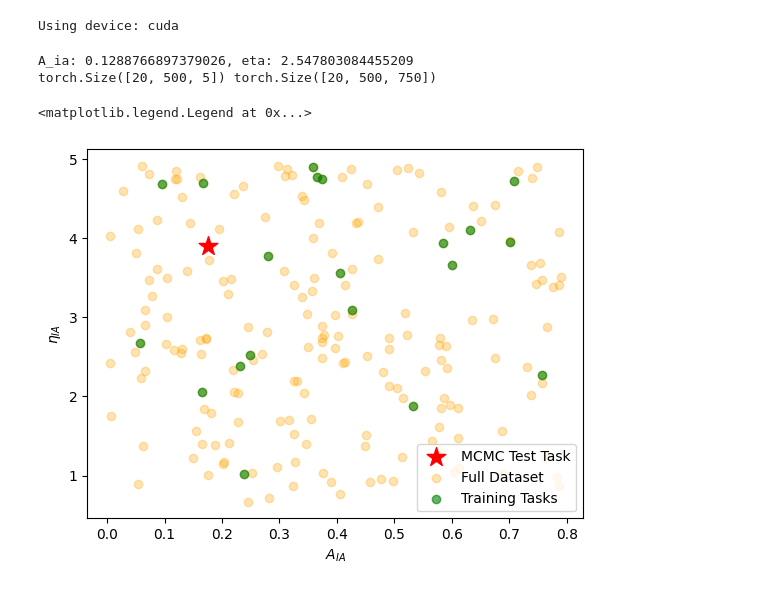
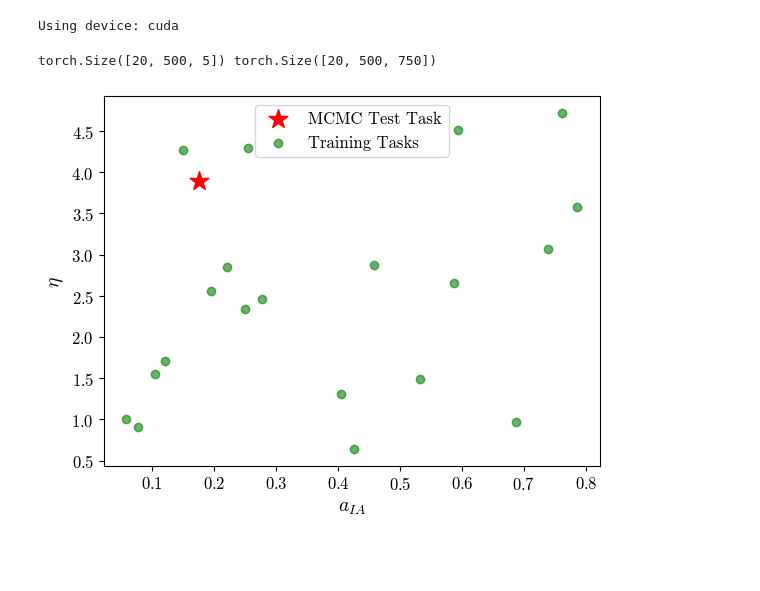
Before and after one commit to CMacM/CosyMAML, a Jupyter notebook: REVISION_IA_test.ipynb, the cells around one changed output. Saved outputs shown, nothing was run; the diff lists cells and outputs as text; code cells hidden in the pictures; blank space fills up the shorter version.

```diff
--- a/REVISION_IA_test.ipynb
+++ b/REVISION_IA_test.ipynb
@@ -222,24 +215,30 @@ batch_size = 5
 
 # Select random subset of tasks for training
 np.random.seed(14)
-all_indices = np.arange(200)
+all_indices = np.arange(100)
 np.random.shuffle(all_indices)
 train_indices = np.sort(all_indices[:n_tasks])
 test_index = all_indices[n_tasks]
 
-# Load the data
-filepath = '/home/b7009348/CosyMAML/cl_ee_IA_200tasks_1000samples_seed14.h5'
+# Load the data for MAML model
+filepath = f'/home/b7009348/CosyMAML/cl_ee_{tag}_100tasks_1000samples_seed14.h5'
 with h5.File(filepath, 'r') as f:
     X_cosmo_train = f['cosmo_params'][train_indices]
     y_cl_train = f['c_ells'][train_indices]
 
     X_cosmo_test = f['cosmo_params'][test_index]
     y_cl_test = f['c_ells'][test_index]
-    A_ia = f['A_ia_samples'][:]
-    eta = f['eta_samples'][:]
+    task_param1 = f[params[0]][:]
+    task_param2 = f[params[1]][:]
 
-print('A_ia: {}, eta: {}'.format(A_ia[test_index], eta[test_index]))
+# Load training data for standard model
+filepath = f'/home/b7009348/CosyMAML/cl_ee_{tag}_5tasks_10000samples_seed14.h5'
+with h5.File(filepath, 'r') as f:
+    X_cosmo_train_std = f['cosmo_params'][2]
+    y_cl_train_std = f['c_ells'][2]
 
+    task_param1_std = f[params[0]][2]
+    task_param2_std = f[params[1]][2]
 # Subsample the data
 X_cosmo_train = X_cosmo_train[:, :n_samples, :]
 y_cl_train = y_cl_train[:, :n_samples, :]
@@ -253,19 +252,35 @@ print(X_cosmo_train.shape, y_cl_train.shape)
 train_dataset = TensorDataset(X_cosmo_train, y_cl_train)
 train_loader = DataLoader(train_dataset, batch_size=batch_size, shuffle=True)
 # %% [output]
-A_ia: 0.1288766897379026, eta: 2.547803084455209
 torch.Size([20, 500, 5]) torch.Size([20, 500, 750])
 # %%
 # Check coverage of training data
-plt.scatter(0.1747914, 3.8991291, c='red', alpha=1, marker='*', s=200, label='MCMC Test Task')
-plt.scatter(A_ia, eta, c='orange', alpha=0.3, label='Full Dataset')
-plt.scatter(A_ia[train_indices], eta[train_indices], c='green', alpha=0.6, label='Training Tasks')
-plt.xlabel(r'$A_{IA}$')
-plt.ylabel(r'$\eta_{IA}$')
-plt.legend()
+plt.scatter(
+    0.1747914,
+    3.8991291,
+    c='Red',
+    alpha=1,
+    marker='*',
+    s=200,
+    label='MCMC Test Task'
+)
+# plt.scatter(task_param1, task_param2, c='orange', alpha=0.3, label='Full Dataset')
+plt.scatter(
+    task_param1[train_indices],
+    task_param2[train_indices],
+    c='green',
+    alpha=0.6,
+    label='Training Tasks'
+)
+# plt.scatter(task_param1[test_index], task_param2[test_index], c='red', alpha=1, marker='*', s=200, label='Test Task')
+# plt.scatter(task_param1_std, task_param2_std, c='blue', alpha=0.6, label='Standard Model Task')
+plt.xlabel(r'$a_{IA}$', fontsize=14)
+plt.ylabel(r'$\eta$', fontsize=14)
+plt.legend(fontsize=12)
+plt.xticks(fontsize=12);
+plt.yticks(fontsize=12);
 # %% [output]
-<matplotlib.legend.Legend at 0x...>
-[figure, old version]
+[figure, new version]
 # %%
 in_size = X_cosmo_train.shape[-1]
 out_size = y_cl_train.shape[-1]
```
Also changed, not shown: parts of 17 cells of this notebook, 13 other files.
